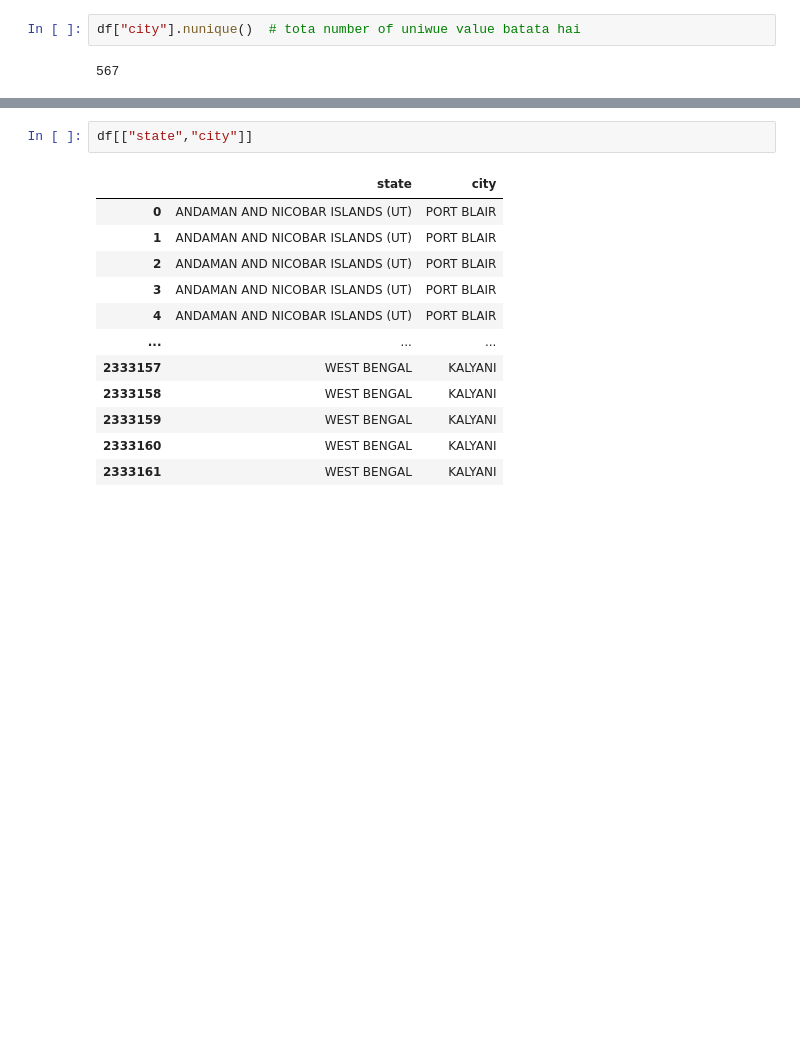
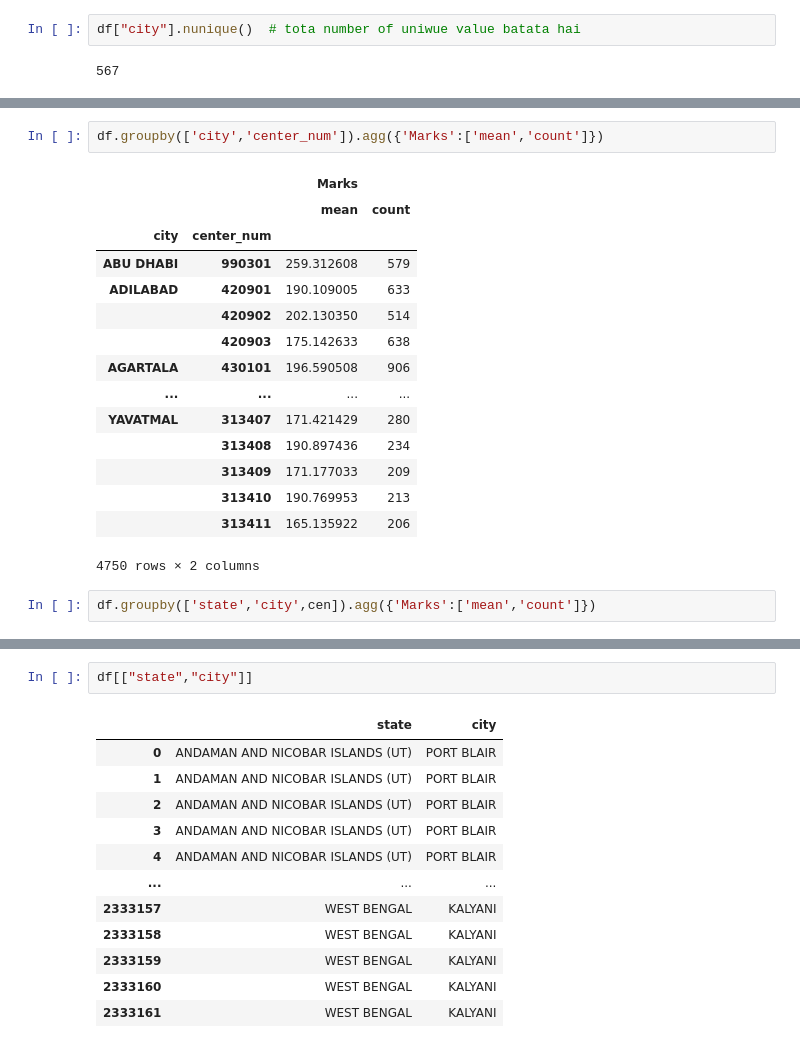
Before and after one commit to paramcgwala-crypto/param_pythonand_ml_turtle_graphic_proper_notation, a Jupyter notebook: basic_Tradition_programing_python/all_neet_marks_2607.ipynb, the cells around one changed output, grey strips where cells are left out. Drawn from its saved outputs; the diff is of its cells as text; blank space fills up the shorter version.

```diff
--- a/basic_Tradition_programing_python/all_neet_marks_2607.ipynb
+++ b/basic_Tradition_programing_python/all_neet_marks_2607.ipynb
@@ -23,0 +104,20 @@ df["city"].nunique()  # tota number of uniwue value batata hai
+# %%
+df.groupby(['city','center_num']).agg({'Marks':['mean','count']})
+# %% [output]
+|  |  | Marks |  |
+|  |  | mean | count |
+| city | center_num |  |  |
+| ABU DHABI | 990301 | 259.312608 | 579 |
+| ADILABAD | 420901 | 190.109005 | 633 |
+|  | 420902 | 202.130350 | 514 |
+|  | 420903 | 175.142633 | 638 |
+| AGARTALA | 430101 | 196.590508 | 906 |
+| ... | ... | ... | ... |
+| YAVATMAL | 313407 | 171.421429 | 280 |
+|  | 313408 | 190.897436 | 234 |
+|  | 313409 | 171.177033 | 209 |
+|  | 313410 | 190.769953 | 213 |
+|  | 313411 | 165.135922 | 206 |
+4750 rows × 2 columns
+# %%
+df.groupby(['state','city',cen]).agg({'Marks':['mean','count']})
```
Also changed, not shown: parts of 12 cells of this notebook.
